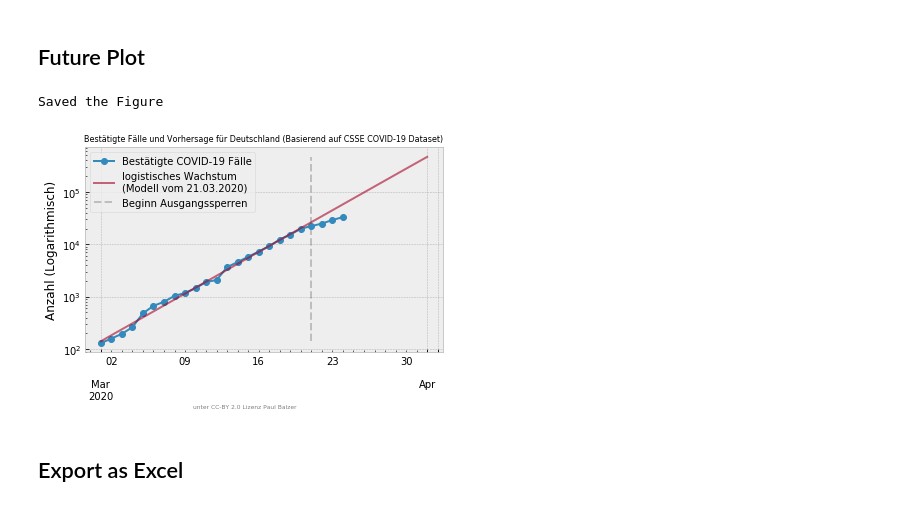
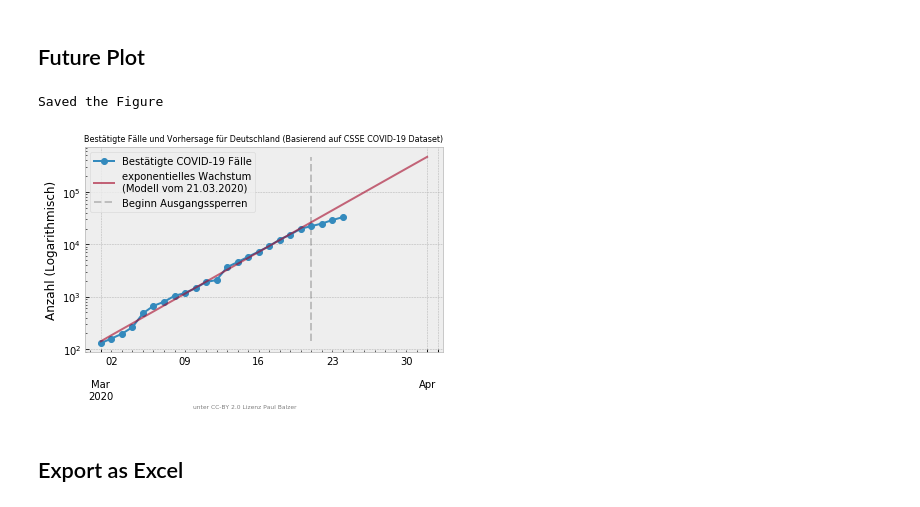
Before and after one commit to balzer82/covid-germany-predictor, a Jupyter notebook: predict.ipynb, the cells around one changed output. Saved outputs shown, nothing was run; the diff lists cells and outputs as text; code cells hidden in the pictures.

Commit message:
Change Labels and Description

```diff
--- a/predict.ipynb
+++ b/predict.ipynb
@@ -224,26 +224,26 @@ future
 title = 'Bestätigte Fälle und Vorhersage für Deutschland (Basierend auf CSSE COVID-19 Dataset)'
 # %%
 ax = future['confirmed'].plot(label='Bestätigte COVID-19 Fälle', marker='o')
-ax = future['predicted_log'].plot(label='logistisches Wachstum\n(Modell vom %s)' % today.strftime('%d.%m.%Y'),
+ax = future['predicted_log'].plot(label='exponentielles Wachstum\n(Modell vom %s)' % today.strftime('%d.%m.%Y'),
                                   alpha=0.6, ax=ax)
 
 ax.vlines(ausgangssperren_timestamp,
           ymin=future.predicted_exp.min(),
           ymax=future.predicted_exp.max(),
           linestyle='--', alpha=0.2, label='Beginn Ausgangssperren')
 
 ax.legend()
 ax.set_ylabel('Anzahl (Logarithmisch)')
 ax.set_yscale('log')
 ax.set_title(title, fontsize=8)
 ax.annotate('unter CC-BY 2.0 Lizenz Paul Balzer', xy=(.5, 0.02), xycoords='figure fraction', ha='center', fontsize=6, color='gray')
 
 plt.tight_layout()
 plt.savefig('./%s-Germany-Covid19-Prediction.png' % confirmed.index[-1].strftime('%Y-%m-%d'), dpi=150)
 print('Saved the Figure')
 # %% [output]
 Saved the Figure
-[figure, old version]
+[figure, new version]
 # %% [markdown]
 ## Export as Excel
 # %%
```
Also changed, not shown: parts of 1 cell of this notebook, 4 other files.
